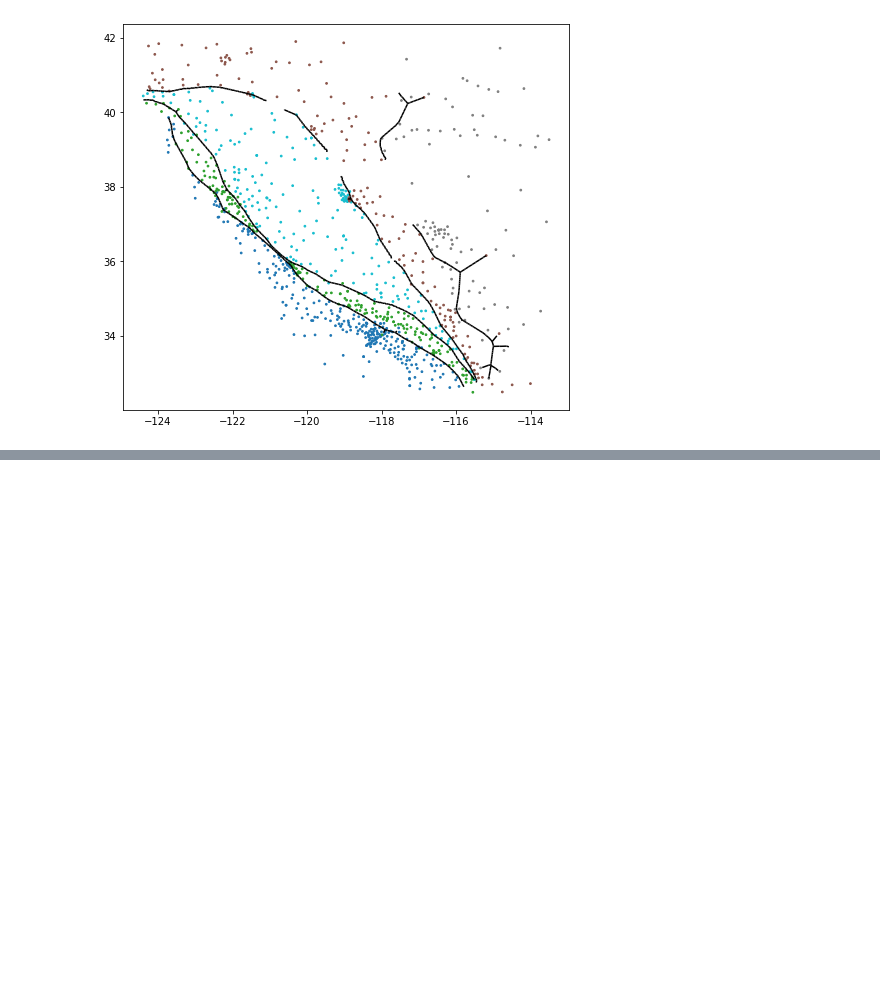
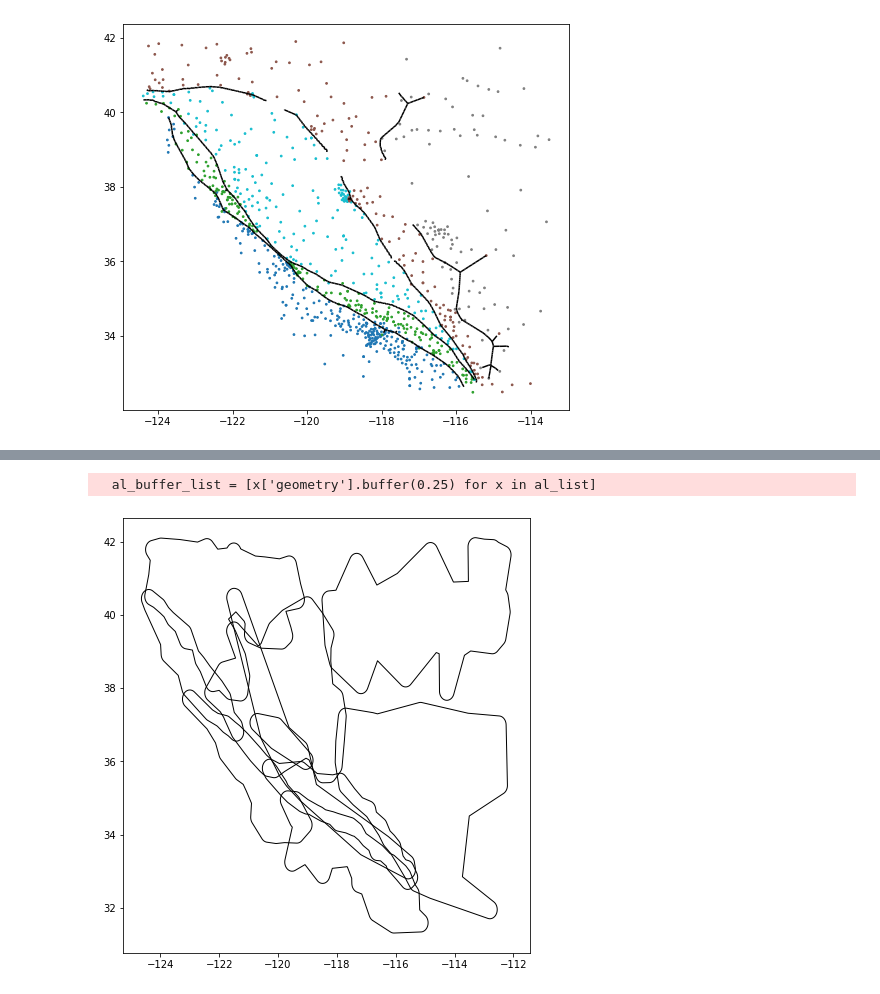
Before and after one commit to GeoGateway/GPS_clustering, a Jupyter notebook: notebooks/cluster_boundaries.ipynb, the cells around one changed output, grey strips where cells are left out. Cells and saved outputs as stored; diff of their text form; code cells hidden in the pictures; blank space fills up the shorter version.

```diff
--- a/notebooks/cluster_boundaries.ipynb
+++ b/notebooks/cluster_boundaries.ipynb
@@ -154,0 +190,8 @@ s.plot(ax=base,edgecolor = "black")
+# %%
+al_buffer_list = [x['geometry'].buffer(0.25) for x in al_list]
+pbase = al_buffer_list[0].plot(facecolor="none",edgecolor="black")
+for entry in al_buffer_list[1:]:
+    entry.plot(ax=pbase,facecolor="none",edgecolor="black")
+# %% [output]
+  al_buffer_list = [x['geometry'].buffer(0.25) for x in al_list]
+[figure, added]
```
Also changed, not shown: parts of 14 cells of this notebook, 3 other files.
